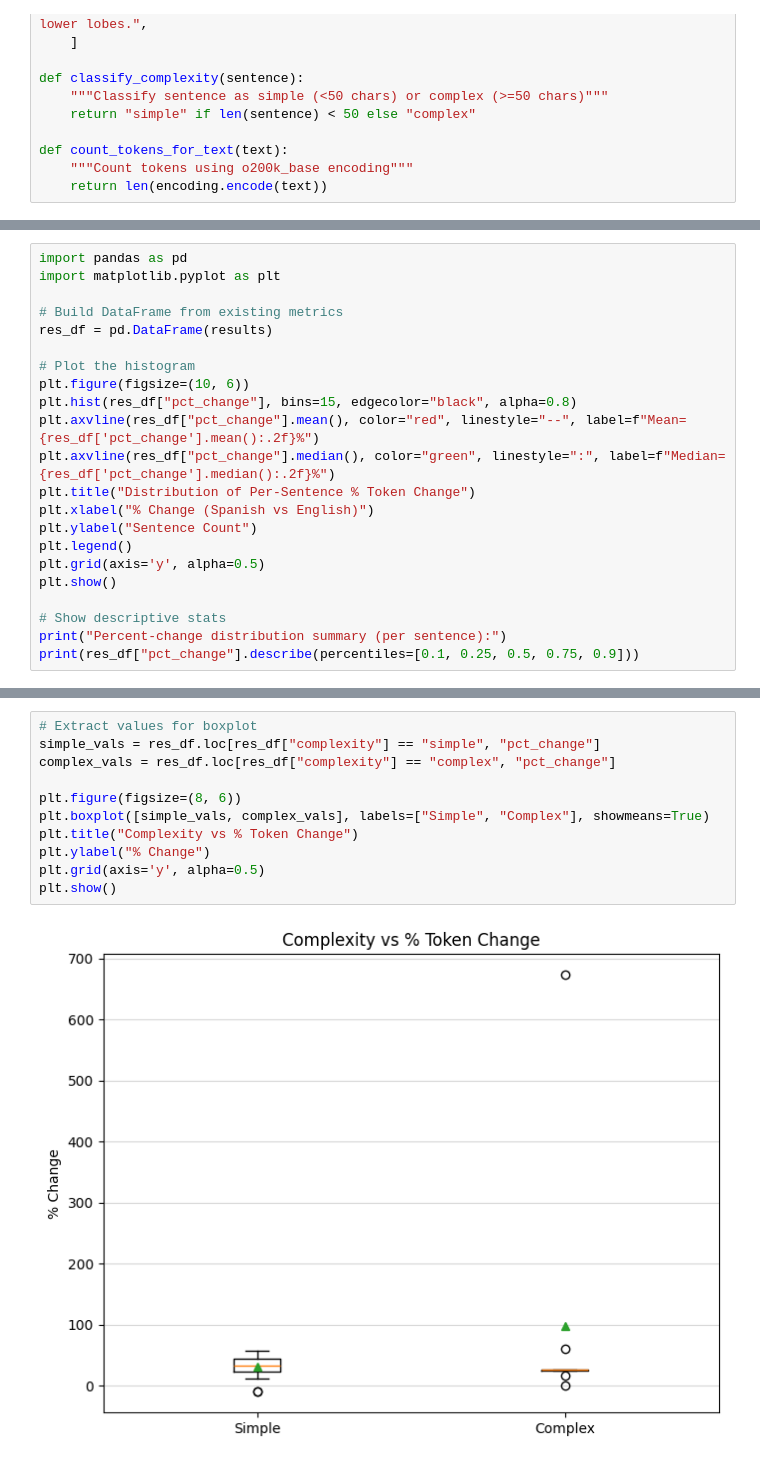
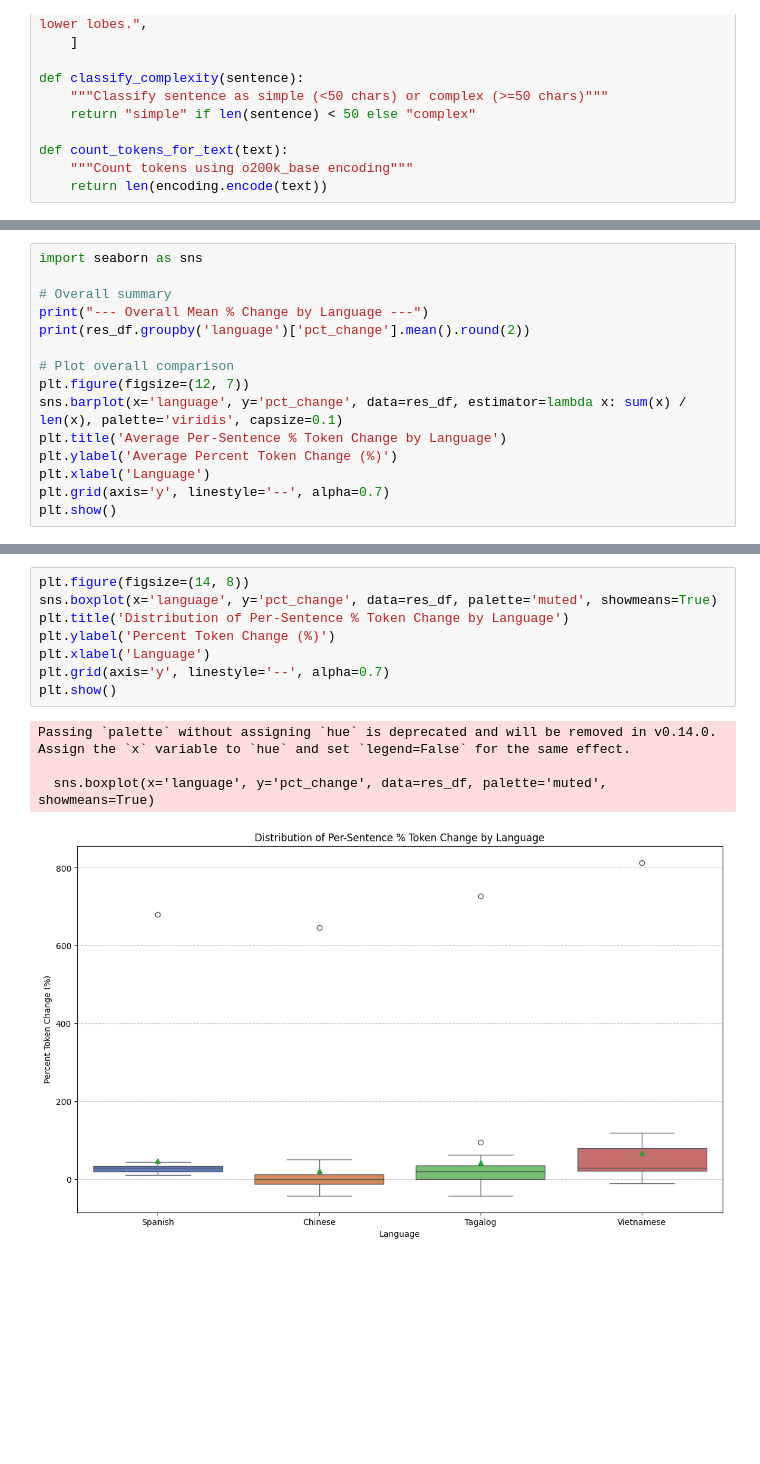
Before and after one commit to navyasraj02/Language-Translation, a Jupyter notebook: translation.ipynb, the cells around one changed output, grey strips where cells are left out. Saved outputs shown, nothing was run; the diff lists cells and outputs as text; blank space fills up the shorter version.

Commit message:
Adding translation for 3 more languages

```diff
--- a/translation.ipynb
+++ b/translation.ipynb
@@ -316,23 +193,16 @@ Results saved to translation_results.json
 # %%
-import pandas as pd
-import matplotlib.pyplot as plt
+import seaborn as sns
 
-# Build DataFrame from existing metrics
-res_df = pd.DataFrame(results)
+# Overall summary
+print("--- Overall Mean % Change by Language ---")
+print(res_df.groupby('language')['pct_change'].mean().round(2))
 
-# Plot the histogram
-plt.figure(figsize=(10, 6))
-plt.hist(res_df["pct_change"], bins=15, edgecolor="black", alpha=0.8)
-plt.axvline(res_df["pct_change"].mean(), color="red", linestyle="--", label=f"Mean={res_df['pct_change'].mean():.2f}%")
-plt.axvline(res_df["pct_change"].median(), color="green", linestyle=":", label=f"Median={res_df['pct_change'].median():.2f}%")
-plt.title("Distribution of Per-Sentence % Token Change")
-plt.xlabel("% Change (Spanish vs English)")
-plt.ylabel("Sentence Count")
-plt.legend()
-plt.grid(axis='y', alpha=0.5)
+# Plot overall comparison
+plt.figure(figsize=(12, 7))
+sns.barplot(x='language', y='pct_change', data=res_df, estimator=lambda x: sum(x) / len(x), palette='viridis', capsize=0.1)
+plt.title('Average Per-Sentence % Token Change by Language')
+plt.ylabel('Average Percent Token Change (%)')
+plt.xlabel('Language')
+plt.grid(axis='y', linestyle='--', alpha=0.7)
 plt.show()
-
-# Show descriptive stats
-print("Percent-change distribution summary (per sentence):")
-print(res_df["pct_change"].describe(percentiles=[0.1, 0.25, 0.5, 0.75, 0.9]))
 # %% [output]
@@ -356,14 +224,14 @@ Name: pct_change, dtype: float64
 # %%
-# Extract values for boxplot
-simple_vals = res_df.loc[res_df["complexity"] == "simple", "pct_change"]
-complex_vals = res_df.loc[res_df["complexity"] == "complex", "pct_change"]
-
-plt.figure(figsize=(8, 6))
-plt.boxplot([simple_vals, complex_vals], labels=["Simple", "Complex"], showmeans=True)
-plt.title("Complexity vs % Token Change")
-plt.ylabel("% Change")
-plt.grid(axis='y', alpha=0.5)
+plt.figure(figsize=(14, 8))
+sns.boxplot(x='language', y='pct_change', data=res_df, palette='muted', showmeans=True)
+plt.title('Distribution of Per-Sentence % Token Change by Language')
+plt.ylabel('Percent Token Change (%)')
+plt.xlabel('Language')
+plt.grid(axis='y', linestyle='--', alpha=0.7)
 plt.show()
 # %% [output]
+Passing `palette` without assigning `hue` is deprecated and will be removed in v0.14.0. Assign the `x` variable to `hue` and set `legend=False` for the same effect.
+
+  sns.boxplot(x='language', y='pct_change', data=res_df, palette='muted', showmeans=True)
-[figure, old version]
+[figure, new version]
 # %% [markdown]
```
Also changed, not shown: parts of 24 cells of this notebook.
